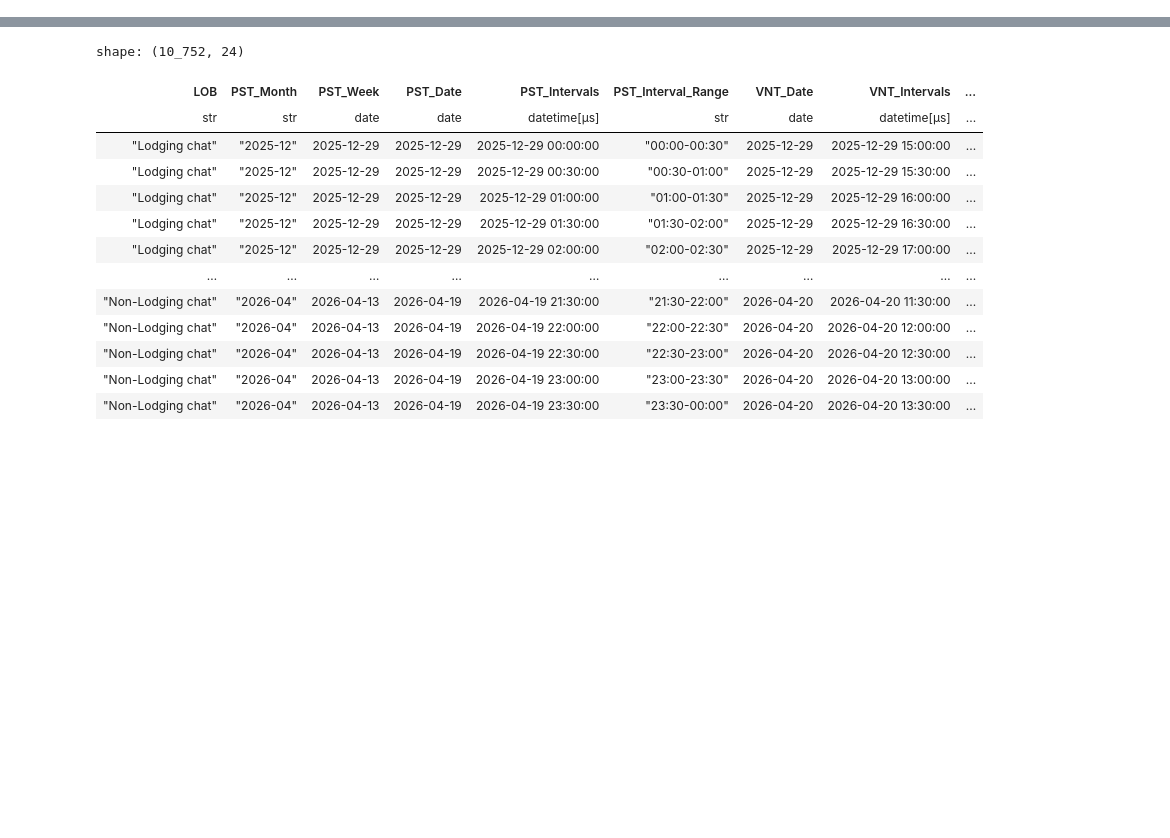
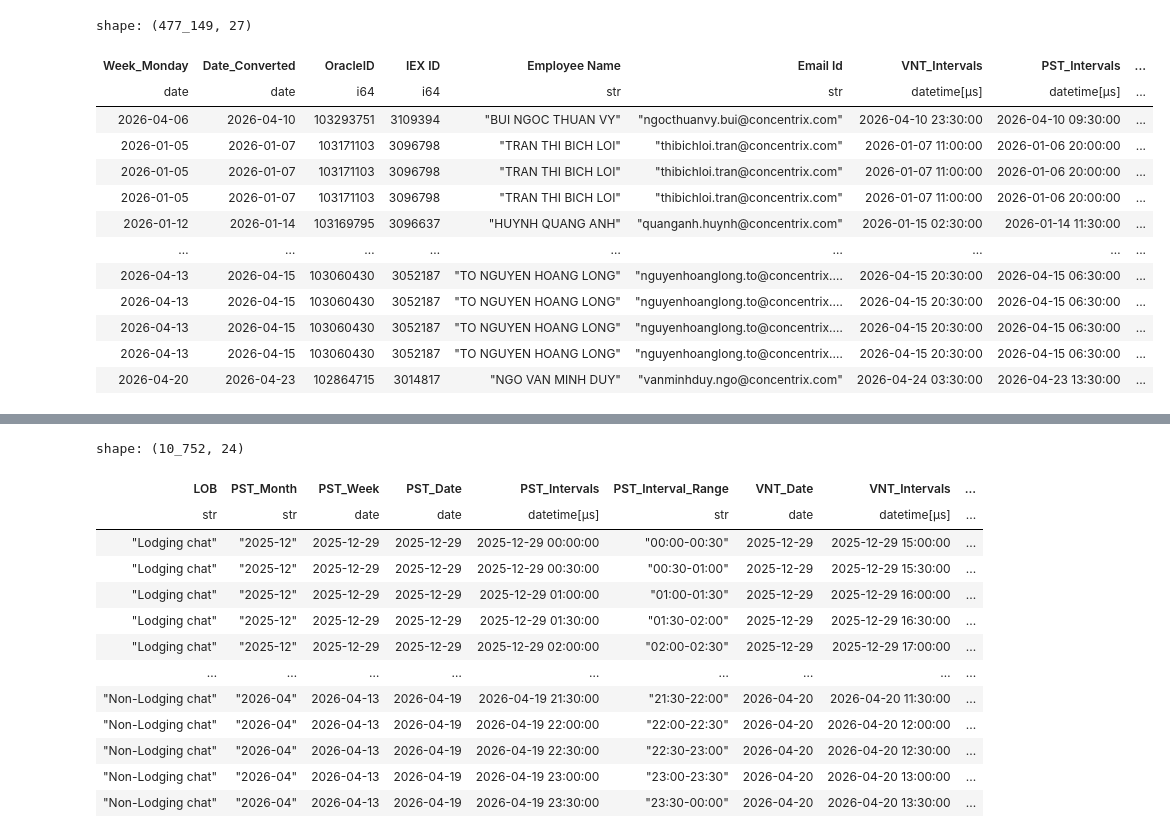
Before and after one commit to NguyenHuuChinh1998/CODE, a Jupyter notebook: Non Compliance.ipynb, the cells around one changed output, grey strips where cells are left out. Drawn from its saved outputs; the diff is of its cells as text; code cells hidden in the pictures; blank space fills up the shorter version.

```diff
--- a/Non Compliance.ipynb
+++ b/Non Compliance.ipynb
@@ -467,3 +479,20 @@ Final_Merged_Data = Workforce_Vendor_Data.join(
     "Staffing Attainment (Pct)_Site_Level", "Occupancy_Site_Level", "Handle Count (Sum)"
 ])
+# %%
+Base_Merged_Data
+# %% [output]
+shape: (477_149, 27)
+| Week_Monday | Date_Converted | OracleID | IEX ID | Employee Name | Email Id | VNT_Intervals | PST_Intervals | ... |
+| date | date | i64 | i64 | str | str | datetime[μs] | datetime[μs] | ... |
+| 2026-04-06 | 2026-04-10 | 103293751 | 3109394 | "BUI NGOC THUAN VY" | "ngocthuanvy.bui@concentrix.com" | 2026-04-10 23:30:00 | 2026-04-10 09:30:00 | ... |
+| 2026-01-05 | 2026-01-07 | 103171103 | 3096798 | "TRAN THI BICH LOI" | "thibichloi.tran@concentrix.com" | 2026-01-07 11:00:00 | 2026-01-06 20:00:00 | ... |
+| 2026-01-05 | 2026-01-07 | 103171103 | 3096798 | "TRAN THI BICH LOI" | "thibichloi.tran@concentrix.com" | 2026-01-07 11:00:00 | 2026-01-06 20:00:00 | ... |
+| 2026-01-05 | 2026-01-07 | 103171103 | 3096798 | "TRAN THI BICH LOI" | "thibichloi.tran@concentrix.com" | 2026-01-07 11:00:00 | 2026-01-06 20:00:00 | ... |
+| 2026-01-12 | 2026-01-14 | 103169795 | 3096637 | "HUYNH QUANG ANH" | "quanganh.huynh@concentrix.com" | 2026-01-15 02:30:00 | 2026-01-14 11:30:00 | ... |
+| … | … | … | … | … | … | … | … | ... |
+| 2026-04-13 | 2026-04-15 | 103060430 | 3052187 | "TO NGUYEN HOANG LONG" | "nguyenhoanglong.to@concentrix.… | 2026-04-15 20:30:00 | 2026-04-15 06:30:00 | ... |
+| 2026-04-13 | 2026-04-15 | 103060430 | 3052187 | "TO NGUYEN HOANG LONG" | "nguyenhoanglong.to@concentrix.… | 2026-04-15 20:30:00 | 2026-04-15 06:30:00 | ... |
+| 2026-04-13 | 2026-04-15 | 103060430 | 3052187 | "TO NGUYEN HOANG LONG" | "nguyenhoanglong.to@concentrix.… | 2026-04-15 20:30:00 | 2026-04-15 06:30:00 | ... |
+| 2026-04-13 | 2026-04-15 | 103060430 | 3052187 | "TO NGUYEN HOANG LONG" | "nguyenhoanglong.to@concentrix.… | 2026-04-15 20:30:00 | 2026-04-15 06:30:00 | ... |
+| 2026-04-20 | 2026-04-23 | 102864715 | 3014817 | "NGO VAN MINH DUY" | "vanminhduy.ngo@concentrix.com" | 2026-04-24 03:30:00 | 2026-04-23 13:30:00 | ... |
 # %%
```
Also changed, not shown: parts of 4 cells of this notebook.
